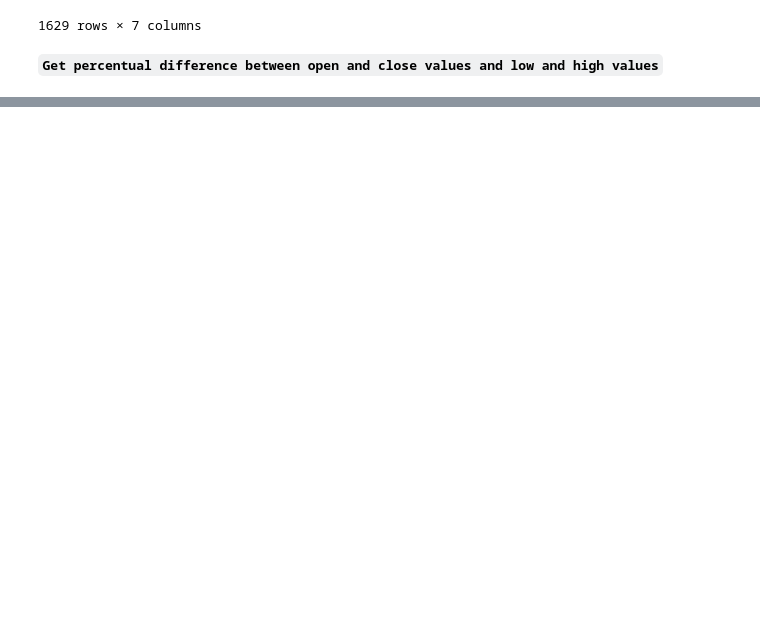
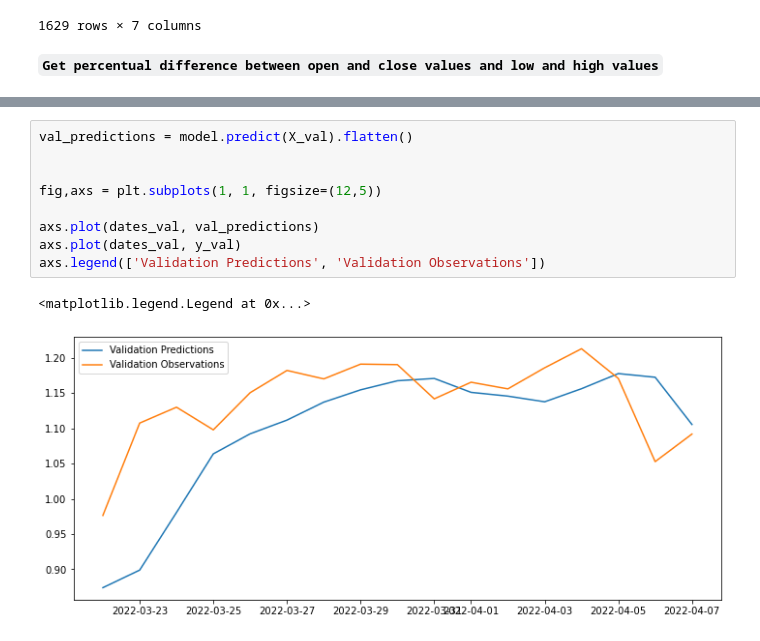
Before and after one commit to rodrigomfguedes/business-cases-21-22, a Jupyter notebook: BC4_crypto_forecasting/scripts/ADA_notebook.ipynb, the cells around one changed output, grey strips where cells are left out. Drawn from its saved outputs; the diff is of its cells as text; blank space fills up the shorter version.

```diff
--- a/BC4_crypto_forecasting/scripts/ADA_notebook.ipynb
+++ b/BC4_crypto_forecasting/scripts/ADA_notebook.ipynb
@@ -424,0 +529,12 @@ Timestamp('2017-11-11 00:00:00')
+# %%
+val_predictions = model.predict(X_val).flatten()
+
+
+fig,axs = plt.subplots(1, 1, figsize=(12,5))
+
+axs.plot(dates_val, val_predictions)
+axs.plot(dates_val, y_val)
+axs.legend(['Validation Predictions', 'Validation Observations'])
+# %% [output]
+<matplotlib.legend.Legend at 0x...>
+[figure, added]
```
Also changed, not shown: parts of 27 cells of this notebook, 1 other file.
